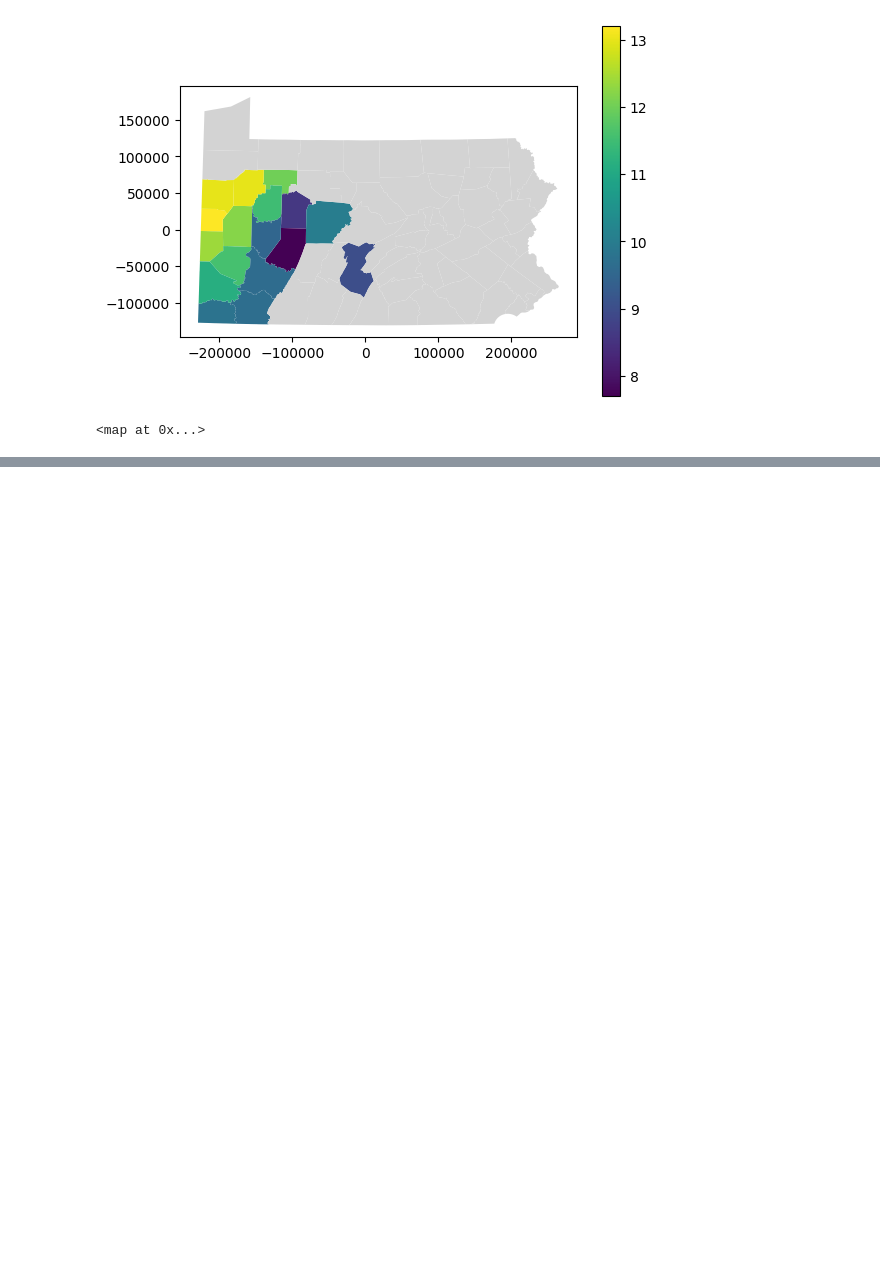
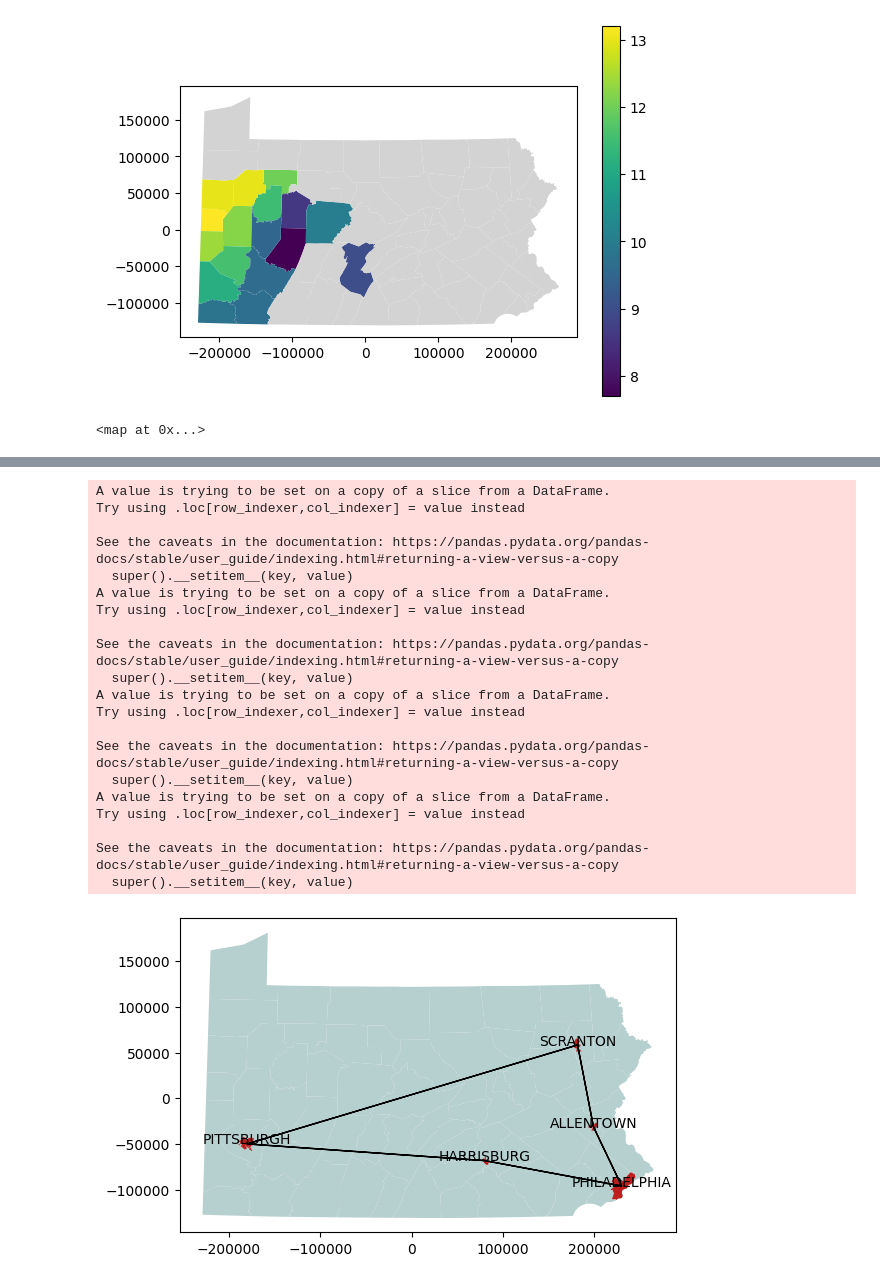
Before and after one commit to erickdcohen/information_visualization_class, a Jupyter notebook: assignments/03_working_with_maps/src/working_with_maps.ipynb, the cells around one changed output, grey strips where cells are left out. Drawn from its saved outputs; the diff is of its cells as text; code cells hidden in the pictures; blank space fills up the shorter version.

Commit message:
adds arrows

```diff
--- a/assignments/03_working_with_maps/src/working_with_maps.ipynb
+++ b/assignments/03_working_with_maps/src/working_with_maps.ipynb
@@ -185,0 +162,61 @@ See the caveats in the documentation: https://pandas.pydata.org/pandas-docs/stab
+# %%
+# make travel town upper case to match MUNICIPAL1
+travel_towns_upper = [town.upper() for town in travel_towns]
+
+# subset travel cities
+pa_muni_ortho_gpd_travel_towns = pa_muni_ortho_gpd.loc[
+    pa_muni_ortho_gpd["MUNICIPAL1"].isin(travel_towns_upper), :
+]
+
+# add area and label coordinates
+add_area_and_label_coords(pa_muni_ortho_gpd_travel_towns)
+
+# Create plot
+fig, axes = plt.subplots(1, 1)
+plot_with_labels(ortho_gdf, ax=axes, color="#b6cfcf")
+plot_with_labels(pa_muni_ortho_gpd_travel_towns,
+                 name_col='MUNICIPAL1', ax=axes, color="#bf1e1e")
+
+
+# plot arrows
+pa_muni_ortho_gpd_travel_towns["rep_point"] = pa_muni_ortho_gpd_travel_towns["geometry"].representative_point()
+pa_muni_ortho_gpd_travel_towns = pa_muni_ortho_gpd_travel_towns.reset_index(
+    drop=True)
+
+for i in range(len(travel_towns_upper) - 1):
+
+    start_point = pa_muni_ortho_gpd_travel_towns.loc[
+        pa_muni_ortho_gpd_travel_towns["MUNICIPAL1"] == travel_towns_upper[i], "rep_point"
+    ].iloc[0]
+
+    end_point = pa_muni_ortho_gpd_travel_towns.loc[
+        pa_muni_ortho_gpd_travel_towns["MUNICIPAL1"] == travel_towns_upper[i + 1], "rep_point"
+    ].iloc[0]
+
+    axes.arrow(
+        start_point.x, start_point.y,
+        end_point.x - start_point.x,
+        end_point.y - start_point.y
+    )
+# %% [output]
+A value is trying to be set on a copy of a slice from a DataFrame.
+Try using .loc[row_indexer,col_indexer] = value instead
+
+See the caveats in the documentation: https://pandas.pydata.org/pandas-docs/stable/user_guide/indexing.html#returning-a-view-versus-a-copy
+  super().__setitem__(key, value)
+A value is trying to be set on a copy of a slice from a DataFrame.
+Try using .loc[row_indexer,col_indexer] = value instead
+
+See the caveats in the documentation: https://pandas.pydata.org/pandas-docs/stable/user_guide/indexing.html#returning-a-view-versus-a-copy
+  super().__setitem__(key, value)
+A value is trying to be set on a copy of a slice from a DataFrame.
+Try using .loc[row_indexer,col_indexer] = value instead
+
+See the caveats in the documentation: https://pandas.pydata.org/pandas-docs/stable/user_guide/indexing.html#returning-a-view-versus-a-copy
+  super().__setitem__(key, value)
+A value is trying to be set on a copy of a slice from a DataFrame.
+Try using .loc[row_indexer,col_indexer] = value instead
+
+See the caveats in the documentation: https://pandas.pydata.org/pandas-docs/stable/user_guide/indexing.html#returning-a-view-versus-a-copy
+  super().__setitem__(key, value)
+[figure, added]
```
Also changed, not shown: parts of 2 cells of this notebook.
